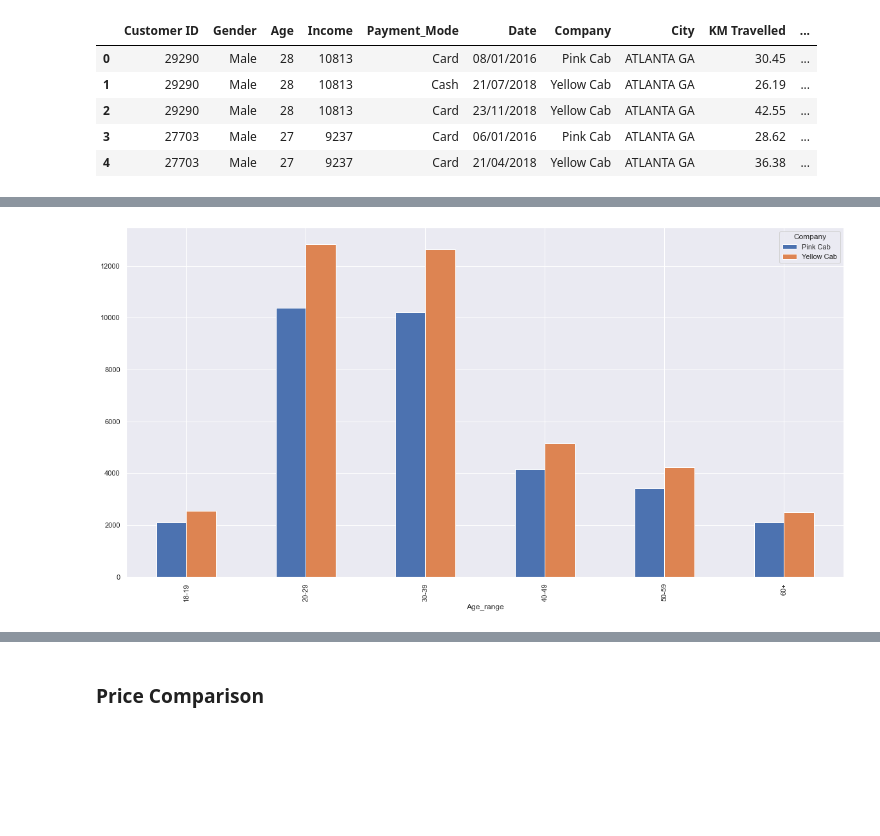
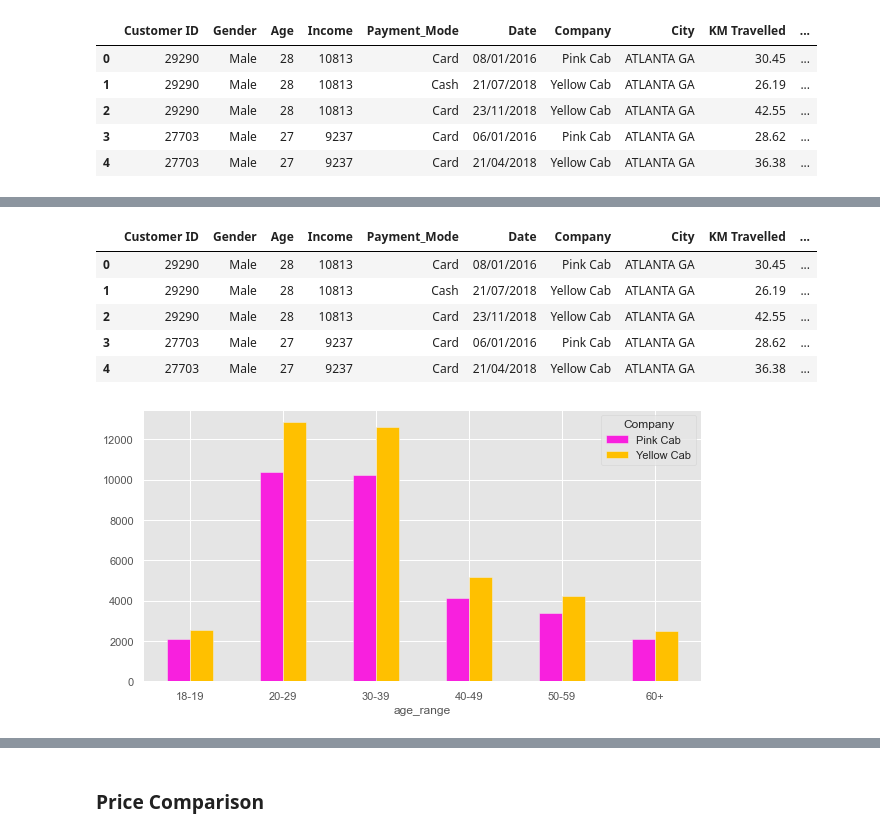
Before and after one commit to yashjadwani/Week2, a Jupyter notebook: Week2_G2M_CAB.ipynb, the cells around one changed output, grey strips where cells are left out. Drawn from its saved outputs; the diff is of its cells as text; code cells hidden in the pictures; blank space fills up the shorter version.

```diff
--- a/Week2_G2M_CAB.ipynb
+++ b/Week2_G2M_CAB.ipynb
@@ -246,6 +258,7 @@ main_df.head()
 # %%
 main_df['month'] = pd.to_datetime(main_df['Date'],format='%d/%m/%Y').dt.month_name()
 main_df['year'] = pd.to_datetime(main_df['Date'],format='%d/%m/%Y').dt.year
+main_df['month-year'] = monthyear_list
 main_df.head()
 # %% [output]
 |  | Customer ID | Gender | Age | Income | Payment_Mode | Date | Company | City | KM Travelled | ... |
@@ -306,3 +322,6 @@ months = ['January','February','March','April','May','June','July','August','Sep
+# %%
+#Setting a color palette
+colors = {'Pink Cab':'#f820De','Yellow Cab':'#ffc000'}
 # %%
 plt.figure(figsize=(18,8))
 plt.title('Number of cab rides in each month for both companies')
@@ -392,0 +413,3 @@ plt.show()
+# %%
+main_df['dist_category'] = pd.cut(main_df['KM Travelled'],bins=[main_df['KM Travelled'].min(),10,25,main_df['KM Travelled'].max()],labels=['Small Trip','Medium Trip','Long Trip'])
+main_df.head()
@@ -393,6 +430,18 @@ plt.show()
+# %%
+main_df['income_cat'] = pd.cut(main_df['Income'],bins=[1006,3955,12235,main_df['Income'].max()],labels=['Lower-Middle','Upper-Middle','High'])
+main_df.head()
+# %% [output]
+|  | Customer ID | Gender | Age | Income | Payment_Mode | Date | Company | City | KM Travelled | ... |
+| 0 | 29290 | Male | 28 | 10813 | Card | 08/01/2016 | Pink Cab | ATLANTA GA | 30.45 | ... |
+| 1 | 29290 | Male | 28 | 10813 | Cash | 21/07/2018 | Yellow Cab | ATLANTA GA | 26.19 | ... |
+| 2 | 29290 | Male | 28 | 10813 | Card | 23/11/2018 | Yellow Cab | ATLANTA GA | 42.55 | ... |
+| 3 | 27703 | Male | 27 | 9237 | Card | 06/01/2016 | Pink Cab | ATLANTA GA | 28.62 | ... |
+| 4 | 27703 | Male | 27 | 9237 | Card | 21/04/2018 | Yellow Cab | ATLANTA GA | 36.38 | ... |
 # %%
-fig, ax = plt.subplots(figsize=(20,10))
-main_df.groupby(['Age_range', 'Company'])['Customer ID'].nunique().unstack().plot(ax=ax, kind='bar')
+fig, ax = plt.subplots(figsize=(10,5))
+ax = main_df.groupby(['age_range', 'Company'])['Customer ID'].nunique().unstack().plot.bar(ax=ax,color=colors)
+plt.draw()
+ax.set_xticklabels(ax.get_xticklabels(),rotation=0)
 plt.show()
 # %% [output]
-[figure, old version]
+[figure, new version]
```
Also changed, not shown: parts of 49 cells of this notebook.
